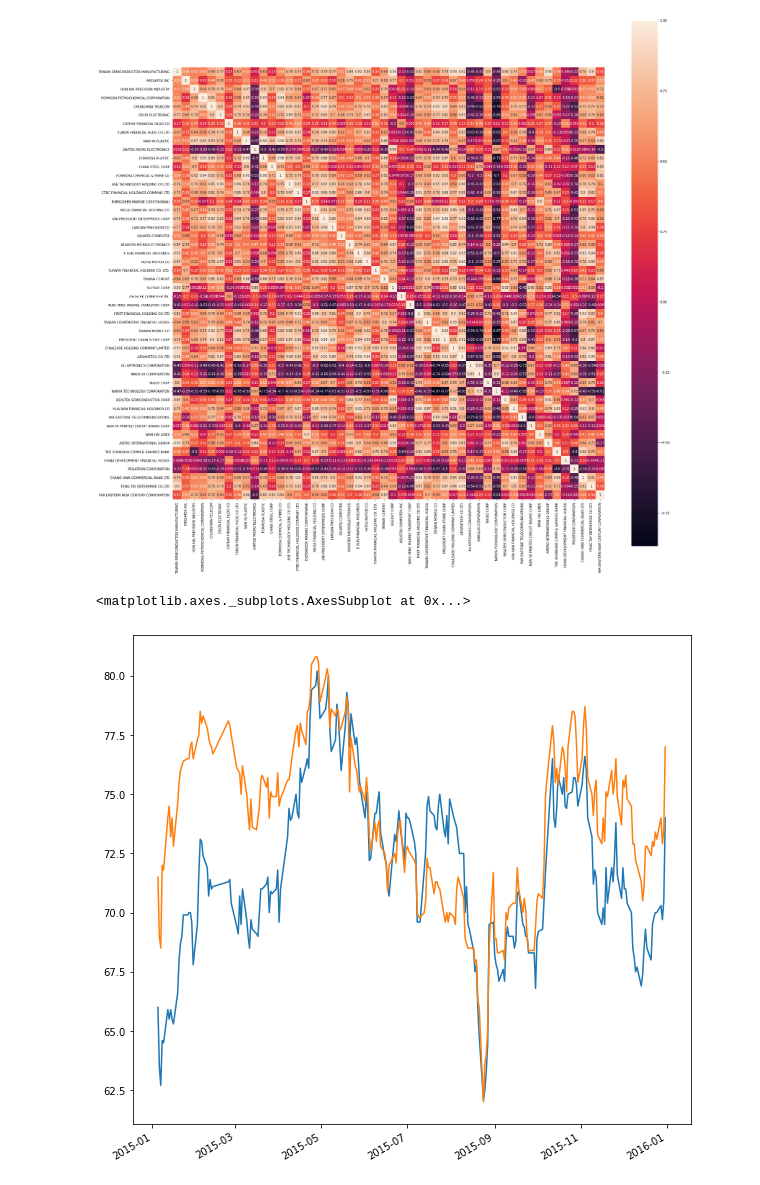
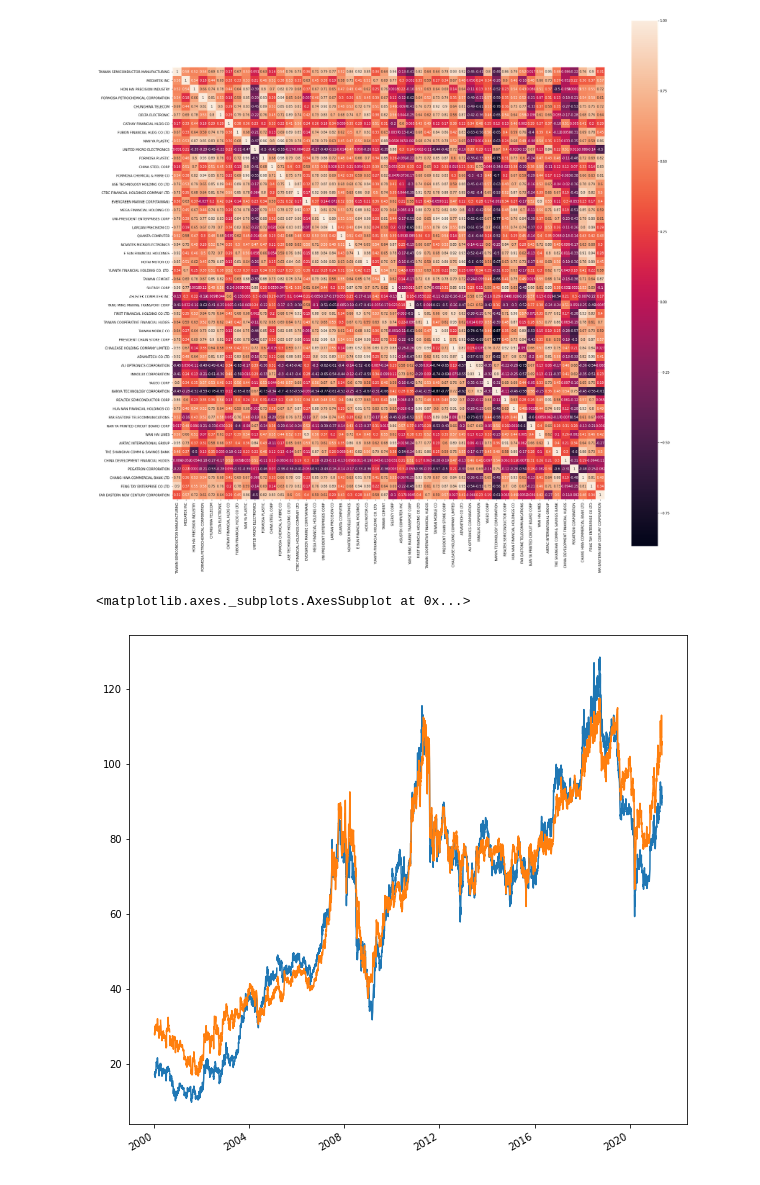
Before and after one commit to jerry910525/financial_project, a Jupyter notebook: pair_trading.ipynb, the cells around one changed output. Cells and saved outputs as stored; diff of their text form; code cells hidden in the pictures.

```diff
--- a/pair_trading.ipynb
+++ b/pair_trading.ipynb
@@ -59,7 +59,7 @@ for i in range (50):
     #print(name)
     TW50_history[name]=crawl_price(number+".TW")
     print(name,number)
-    time.sleep(5)
+    #time.sleep(5)
 # %% [output]
 TAIWAN SEMICONDUCTOR MANUFACTURING  2330
 MEDIATEK INC  2454
@@ -131,8 +133,11 @@ sns.heatmap(corr, square=True ,vmax=1.0, linecolor='white', annot=True)
 [figure]
 # %%
 plt.rcParams['figure.figsize'] = (10, 10)
-TW50_history["FORMOSA CHEMICAL & FIBRE CO "]["2015"].close.plot()
-TW50_history["FORMOSA PLASTIC "]["2015"].close.plot()
+first = TW50_history["FORMOSA CHEMICAL & FIBRE CO "].close
+second = TW50_history["FORMOSA PLASTIC "].close
+
+first.plot()
+second.plot()
 # %% [output]
 <matplotlib.axes._subplots.AxesSubplot at 0x...>
-[figure, old version]
+[figure, new version]
```
Also changed, not shown: parts of 4 cells of this notebook.
